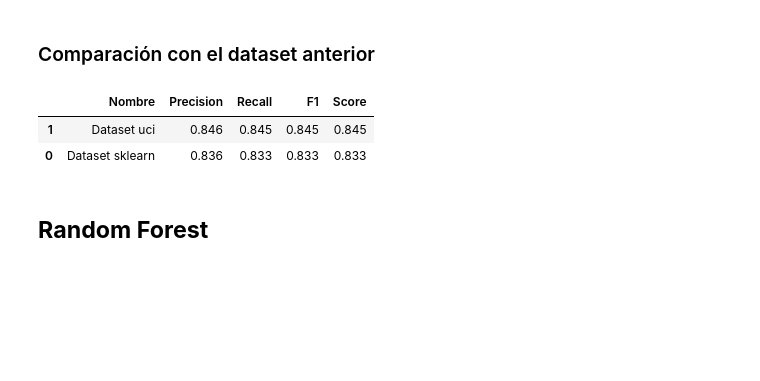
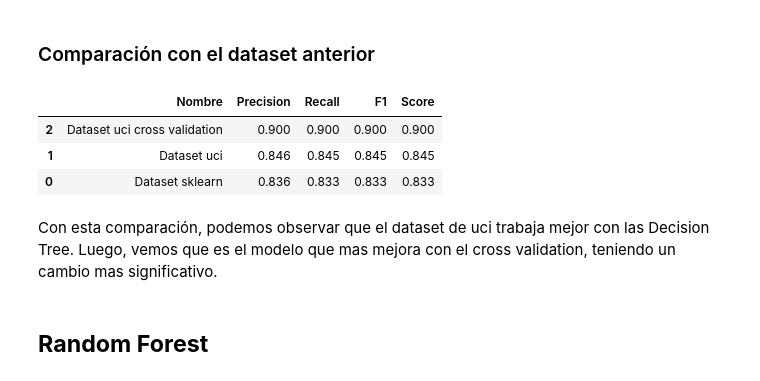
Before and after one commit to alberba/ia_2023, a Jupyter notebook: practica2/practica2.ipynb, the cells around one changed output. Saved outputs shown, nothing was run; the diff lists cells and outputs as text; code cells hidden in the pictures; blank space fills up the shorter version.

```diff
--- a/practica2/practica2.ipynb
+++ b/practica2/practica2.ipynb
@@ -225,8 +226,12 @@ from ucimlrepo import fetch_ucirepo
 optical_recognition_of_handwritten_digits = fetch_ucirepo(id=80)
 
 
-X_uci = optical_recognition_of_handwritten_digits.data.features.to_numpy()
+X_uci = optical_recognition_of_handwritten_digits.data.features
 y_uci = optical_recognition_of_handwritten_digits.data.targets["class"].values
+
+X_uci.columns = x_test.columns
+
+kf = KFold(n_splits=5, shuffle=True, random_state=42)
 # %% [markdown]
 ## **Regresión Logística**
 # %% [markdown]
@@ -364,0 +412,4 @@ weighted avg       0.85      0.85      0.84      5620
+# %%
+y_pred_kfold_dTree = cross_val_predict(model_decisionTree, X_uci, y_uci, cv=kf)
+
+sns.heatmap(confusion_matrix(y_uci, y_pred_kfold_dTree), annot=True, cmap="summer", fmt='g')
@@ -366,18 +420,21 @@ weighted avg       0.85      0.85      0.84      5620
 ### Comparación con el dataset anterior
 # %%
 comparativa = pd.DataFrame({
-    'Nombre': ['Dataset sklearn', 'Dataset uci'],
-    'Precision': [round(precision_score(y_test, decisionTree_ypred, average='weighted'), 3), round(precision_score(y_uci, ucidecisiontreeY_pred, average='weighted'), 3)],
-    'Recall': [round(recall_score(y_test, decisionTree_ypred, average="weighted"), 3), round(recall_score(y_uci, ucidecisiontreeY_pred, average="weighted"), 3)],
-    'F1': [round(f1_score(y_test, decisionTree_ypred, average="weighted"), 3), round(f1_score(y_uci, ucidecisiontreeY_pred, average="weighted"), 3)],
-    'Score': [round(accuracy_score(y_test, decisionTree_ypred), 3), round(accuracy_score(y_uci, ucidecisiontreeY_pred), 3)]
+    'Nombre': ['Dataset sklearn', 'Dataset uci', 'Dataset uci cross validation'],
+    'Precision': [round(precision_score(y_test, decisionTree_ypred, average='weighted'), 3), round(precision_score(y_uci, ucidecisiontreeY_pred, average='weighted'), 3), round(precision_score(y_uci, y_pred_kfold_dTree, average='weighted'), 3)],
+    'Recall': [round(recall_score(y_test, decisionTree_ypred, average="weighted"), 3), round(recall_score(y_uci, ucidecisiontreeY_pred, average="weighted"), 3), round(recall_score(y_uci, y_pred_kfold_dTree, average="weighted"), 3)],
+    'F1': [round(f1_score(y_test, decisionTree_ypred, average="weighted"), 3), round(f1_score(y_uci, ucidecisiontreeY_pred, average="weighted"), 3), round(f1_score(y_uci, y_pred_kfold_dTree, average="weighted"), 3)],
+    'Score': [round(accuracy_score(y_test, decisionTree_ypred), 3), round(accuracy_score(y_uci, ucidecisiontreeY_pred), 3), round(accuracy_score(y_uci, y_pred_kfold_dTree), 3)]
 })
 
 comparativa.sort_values(by="Precision", ascending=False)
 # %% [output]
 |  | Nombre | Precision | Recall | F1 | Score |
+| 2 | Dataset uci cross validation | 0.900 | 0.900 | 0.900 | 0.900 |
 | 1 | Dataset uci | 0.846 | 0.845 | 0.845 | 0.845 |
 | 0 | Dataset sklearn | 0.836 | 0.833 | 0.833 | 0.833 |
+# %% [markdown]
+Con esta comparación, podemos observar que el dataset de uci trabaja mejor con las Decision Tree. Luego, vemos que es el modelo que mas mejora con el cross validation, teniendo un cambio mas significativo.
 # %% [markdown]
 ## **Random Forest**
 # %% [markdown]
```
Also changed, not shown: parts of 33 cells of this notebook.
